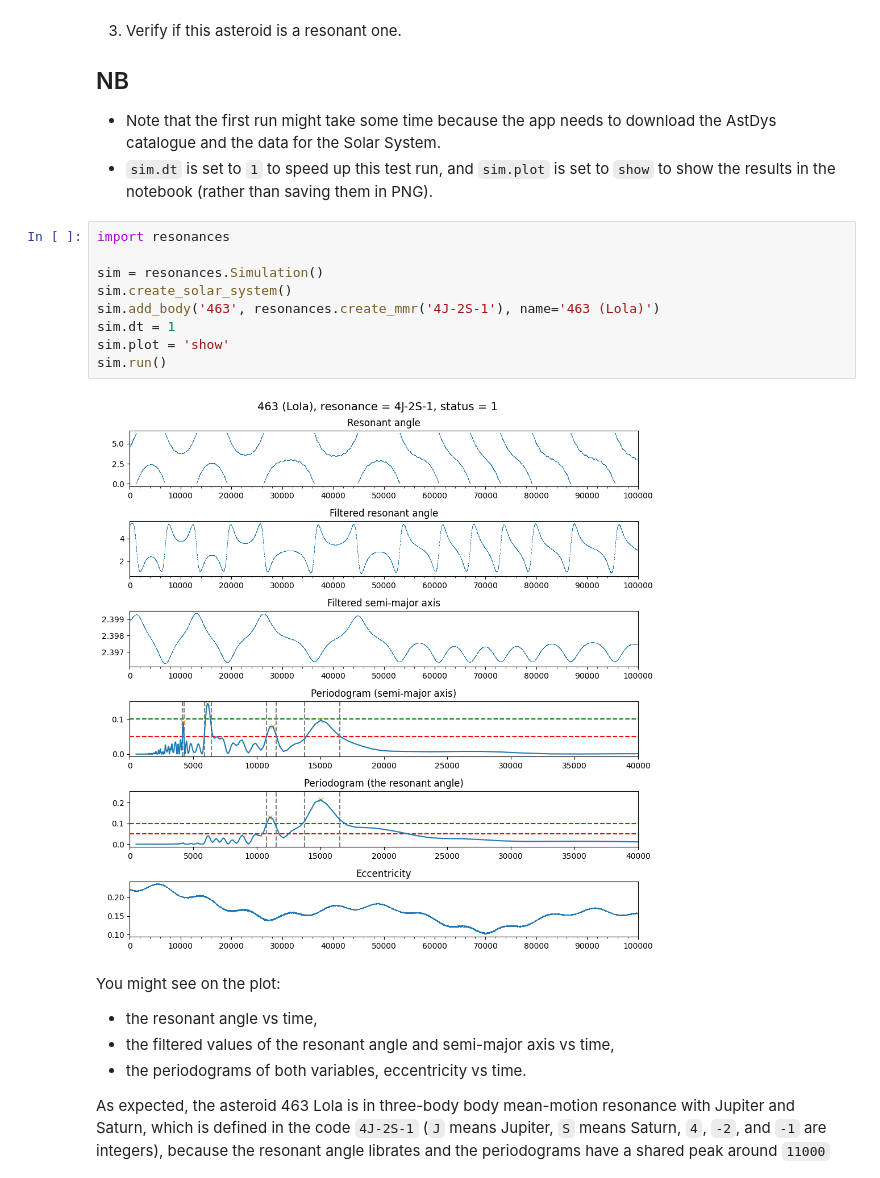
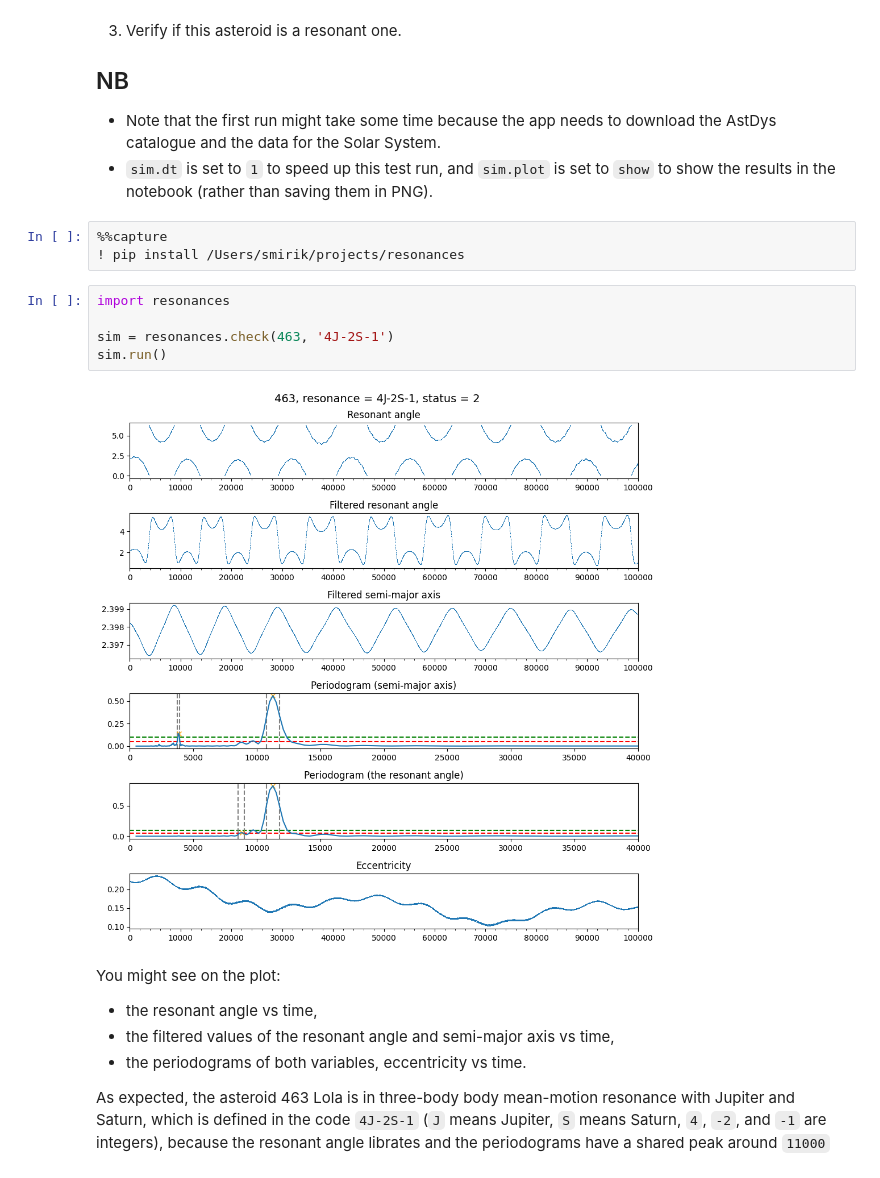
Before and after one commit to smirik/resonances, a Jupyter notebook: docs/quick-start.ipynb, the cells around one changed output. Drawn from its saved outputs; the diff is of its cells as text.

Commit message:
Finder's check and find_asteroids_in_mmr methods. Updated documentation. Removed old code.

```diff
--- a/docs/quick-start.ipynb
+++ b/docs/quick-start.ipynb
@@ -13,17 +13,16 @@ Let us start with a very first example:
 
 *  Note that the first run might take some time because the app needs to download the AstDys catalogue and the data for the Solar System.
 * `sim.dt` is set to `1` to speed up this test run, and `sim.plot` is set to `show` to show the results in the notebook (rather than saving them in PNG).
+# %%
+%%capture
+! pip install /Users/smirik/projects/resonances
 # %%
 import resonances
 
-sim = resonances.Simulation()
-sim.create_solar_system()
-sim.add_body('463', resonances.create_mmr('4J-2S-1'), name='463 (Lola)')
-sim.dt = 1
-sim.plot = 'show'
+sim = resonances.check(463, '4J-2S-1')
 sim.run()
 # %% [output]
-[figure, old version]
+[figure, new version]
 # %% [markdown]
 You might see on the plot:
 
```
Also changed, not shown: 20 other files.
